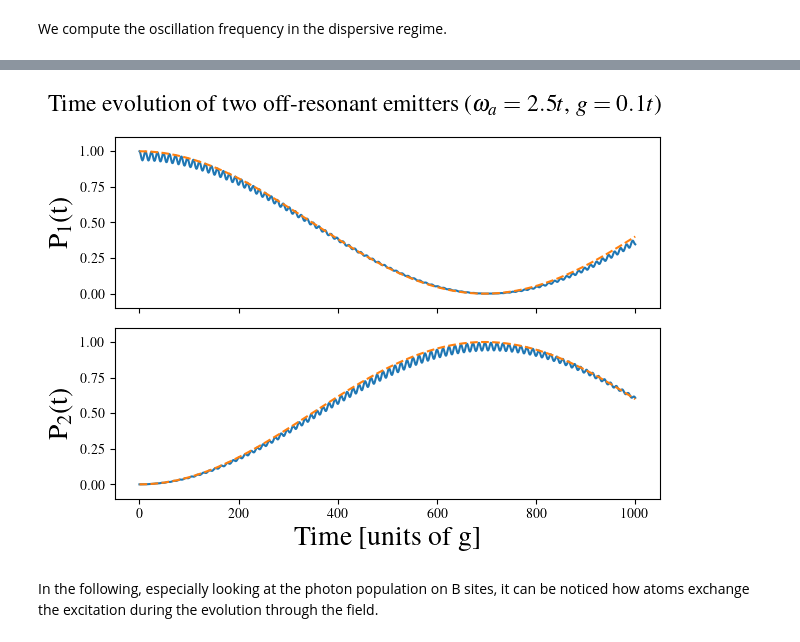
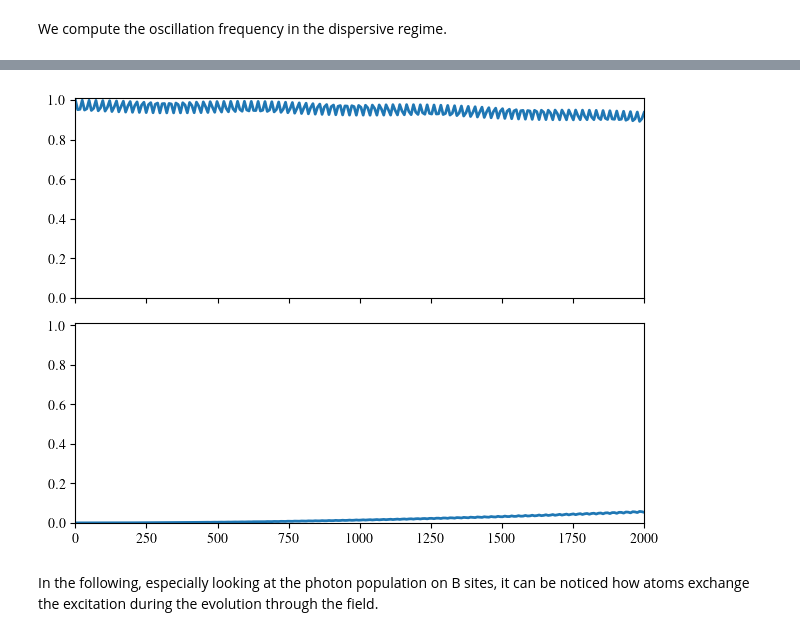
Before and after one commit to enrico0014/QOptics_FB, a Jupyter notebook: sawtooth/ST_emitter.ipynb, the cells around one changed output, grey strips where cells are left out. Cells and saved outputs as stored; diff of their text form; code cells hidden in the pictures.

```diff
--- a/sawtooth/ST_emitter.ipynb
+++ b/sawtooth/ST_emitter.ipynb
@@ -411,7 +408,7 @@ H = np.diag([eps_b/2,eps_a/2]*N + [omega1/2,omega2/2])
 H += np.diag([-t_ab]*(2*N -1) + [0,0],k=1)
 H += np.diag([-t_bb,-t_aa]*(N-1) + [0,0],k=2)
 
-d = 2 #d/2 is the distance
+d = 6#d/2 is the distance
 H[0,n-2] -= t_bb
 H[0,n-1] -= t_ab
 
@@ -420,7 +417,7 @@ H[N+d+1,-2] -= g
 
 H += np.conjugate(H.transpose())
 # %%
-t = np.linspace(0,1000,1000)
+t = np.linspace(0,2000,250)
 pop, phot = time_evol(t,H,2,[1.,0.])
 # %% [markdown]
 We compute the oscillation frequency in the dispersive regime.
@@ -439,24 +437,25 @@ gg: 0.002257
 # %%
 fig, ax = plt.subplots(nrows=2,ncols=1,sharex=True,tight_layout=1)
 
-plt.suptitle(r"Time evolution of two off-resonant emitters ($\omega_a = 2.5t$, $g=0.1t$)",fontsize=17)
-ax[0].plot(t,pop[0,:]*np.conjugate(pop[0,:]))
-ax[0].plot(t,np.cos(gg*t)**2, ls = "--", label=f"$\Omega = {gg:.2e}$")
-ax[1].plot(t,pop[1,:]*np.conjugate(pop[1,:]))
-ax[1].plot(t,np.sin(gg*t)**2, ls= "--")
+#plt.suptitle(r"Time evolution of two off-resonant emitters ($\omega_a = 1t$, $g=0.1t$)",fontsize=17)
+ax[0].plot(t,pop[0,:]*np.conjugate(pop[0,:]),zorder=1,lw=2)
+#ax[0].plot(t,np.cos(gg*t)**2, ls = "--", zorder=2,c="red",lw=2)
+ax[1].plot(t,pop[1,:]*np.conjugate(pop[1,:]),zorder=1,lw=2)
+#ax[1].plot(t,np.sin(gg*t)**2,ls="--", zorder=2,c="red",lw=2)
 
-ax[0].set_ylabel(r"P$_1$(t)",fontsize=20)
-ax[1].set_ylabel(r"P$_2$(t)",fontsize=20)
-ax[1].set_xlabel("Time [units of g]",fontsize=20)
+#ax[0].set_ylabel(r"P$_1$(t)",fontsize=20)
+#ax[1].set_ylabel(r"P$_2$(t)",fontsize=20)
+#ax[1].set_xlabel("Time [units of g]",fontsize=20)
 
-ax[0].set_ylim(-0.1,1.1)
-ax[1].set_ylim(-0.1,1.1)
+ax[0].set_xlim(0,2000)
+ax[0].set_ylim(0.,1.01)
+ax[1].set_ylim(0.,1.01)
 #ax[0].legend()
 
-#plt.savefig(f"two_em/off_res.png")
+#plt.savefig(f"two_em/no_trans.png")
 plt.show()
 # %% [output]
-[figure, old version]
+[figure, new version]
 # %%
 pop_phot = np.zeros((n,len(t)))
 
```
Also changed, not shown: parts of 29 cells of this notebook, 4 other files.
